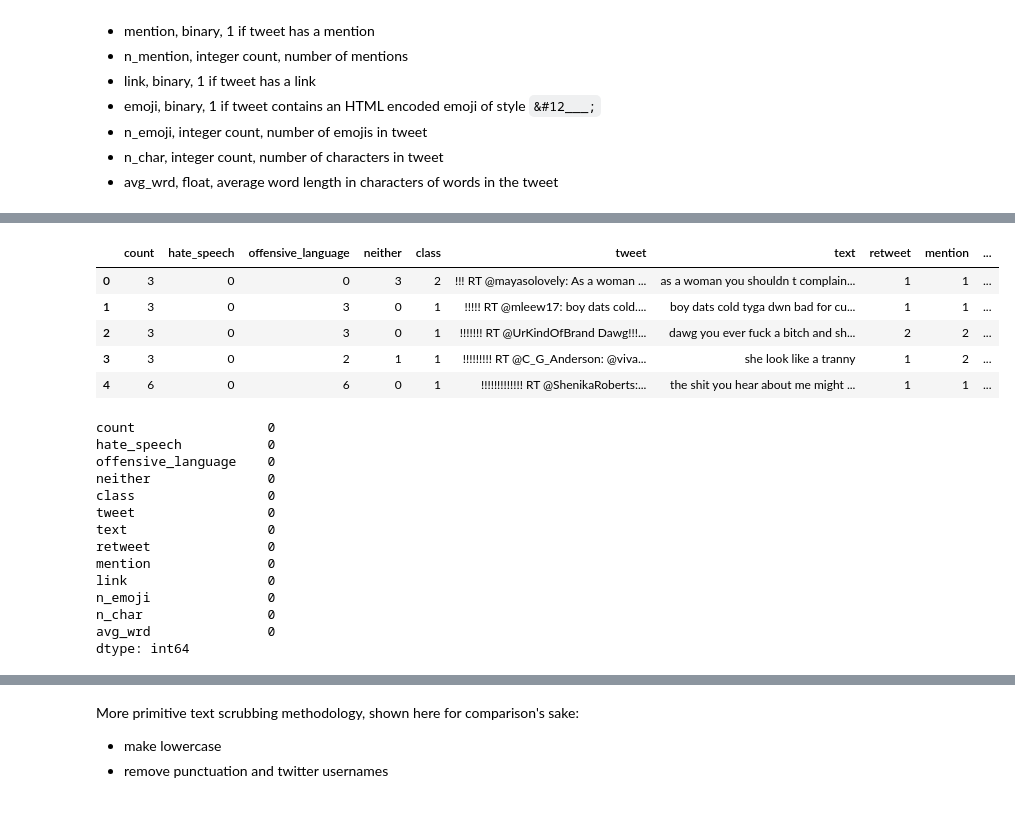
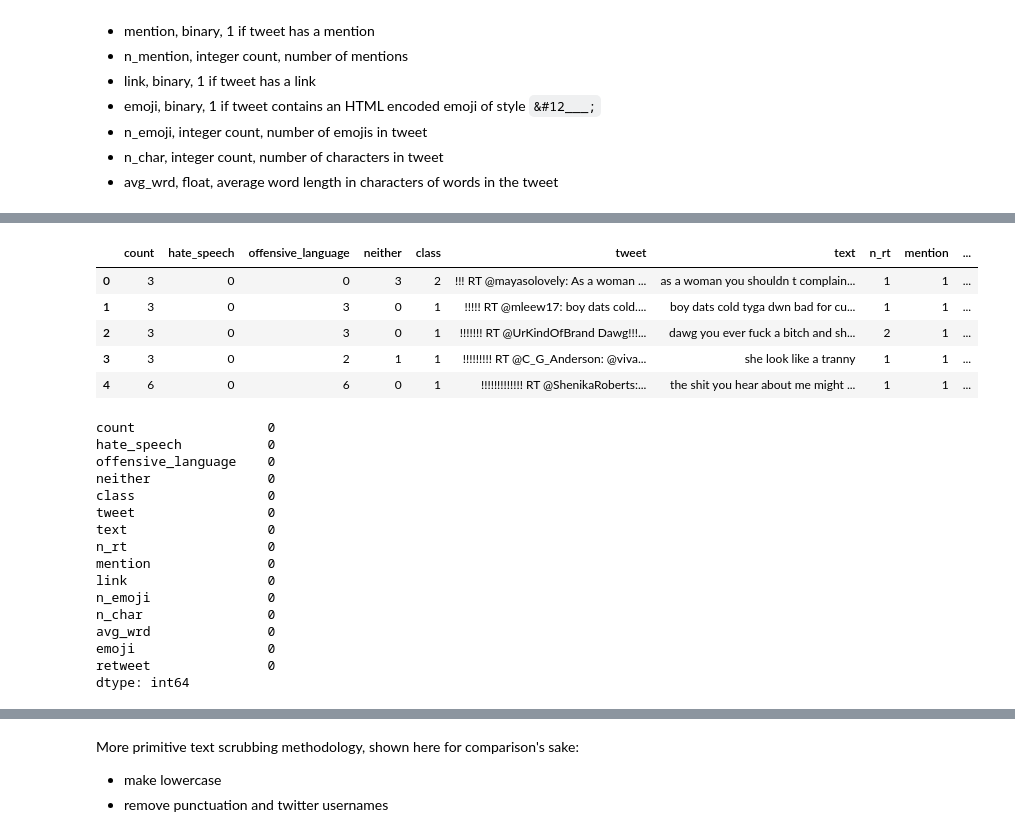
Before and after one commit to adamsxs/metis_project_04_NLP, a Jupyter notebook: 01_EDA_initial_processing.ipynb, the cells around one changed output, grey strips where cells are left out. Drawn from its saved outputs; the diff is of its cells as text; code cells hidden in the pictures.

Commit message:
adding processed data sets and streamline notebook walkthroughs

```diff
--- a/01_EDA_initial_processing.ipynb
+++ b/01_EDA_initial_processing.ipynb
@@ -28,8 +28,8 @@ import matplotlib.pyplot as plt
 %matplotlib inline
 # %%
 # Bring in tweet data
-path = './hate-speech-and-offensive-language/data/labeled_data.csv'
-hate_speech = pd.read_csv('./hate-speech-and-offensive-language/data/labeled_data.csv', header=0, index_col=0)
+path = './data/labeled_data.csv'
+hate_speech = pd.read_csv(path, header=0, index_col=0)
 hate_speech.head()
 # %% [output]
 |  | count | hate_speech | offensive_language | neither | class | tweet |
@@ -84,36 +70,41 @@ Processed:  ('as a woman you shouldn t complain about cleaning up your house as
 # %%
 # Define new features to add
-new_cols = ['text','retweet', 'mention','link', 'n_emoji', 'n_char', 'avg_wrd']
+new_cols = ['text','n_rt', 'mention','link', 'n_emoji', 'n_char', 'avg_wrd']
 
-# For each tweet, process text and add new features.
+# For each tweet, process text and determine additional tweet features.
 # Create a nested list representing feature values for each tweet.
 new_vals = []
 for tweet in hate_speech.tweet:
     text, new_feats = tp.prcs_rw_twt(tweet)
     new_vals.append([text] + new_feats)
 
-
-# Add in values by corresponding to column names aboves
+# Add processed features to dataframe for each of the column names above
+# Convert nested list to array in order to access whole column of data at once
 new_vals = np.array(new_vals)
 for idx, new_col in enumerate(new_cols):
     hate_speech[new_col] = new_vals[:,idx]
 
 # The above array conversion turns new feature values into objects for type uniformity in array.
 # Undo this with type conversion in dataframe.
-col_to_int = ['retweet', 'mention','link', 'n_emoji', 'n_char']
+col_to_int = ['n_rt', 'mention','link', 'n_emoji', 'n_char']
 col_to_float = ['avg_wrd']
 for col in col_to_int:
     hate_speech[col] = hate_speech[col].astype(int)
 for col in col_to_float:
     hate_speech[col] = hate_speech[col].astype(float)
 
+# Make counts and binary value features for twitter entities
+hate_speech['emoji'] = (hate_speech.n_emoji > 0).astype(int)
+hate_speech['retweet'] = (hate_speech.n_rt > 0).astype(int)
+hate_speech['mention'] = (hate_speech.mention > 0).astype(int)
+hate_speech['link'] = (hate_speech.link > 0).astype(int)
 hate_speech.head()
 # %% [output]
-|  | count | hate_speech | offensive_language | neither | class | tweet | text | retweet | mention | ... |
+|  | count | hate_speech | offensive_language | neither | class | tweet | text | n_rt | mention | ... |
 | 0 | 3 | 0 | 0 | 3 | 2 | !!! RT @mayasolovely: As a woman ... | as a woman you shouldn t complain... | 1 | 1 | ... |
 | 1 | 3 | 0 | 3 | 0 | 1 | !!!!! RT @mleew17: boy dats cold.... | boy dats cold tyga dwn bad for cu... | 1 | 1 | ... |
-| 2 | 3 | 0 | 3 | 0 | 1 | !!!!!!! RT @UrKindOfBrand Dawg!!!... | dawg you ever fuck a bitch and sh... | 2 | 2 | ... |
-| 3 | 3 | 0 | 2 | 1 | 1 | !!!!!!!!! RT @C_G_Anderson: @viva... | she look like a tranny | 1 | 2 | ... |
+| 2 | 3 | 0 | 3 | 0 | 1 | !!!!!!! RT @UrKindOfBrand Dawg!!!... | dawg you ever fuck a bitch and sh... | 2 | 1 | ... |
+| 3 | 3 | 0 | 2 | 1 | 1 | !!!!!!!!! RT @C_G_Anderson: @viva... | she look like a tranny | 1 | 1 | ... |
 | 4 | 6 | 0 | 6 | 0 | 1 | !!!!!!!!!!!!! RT @ShenikaRoberts:... | the shit you hear about me might ... | 1 | 1 | ... |
 # %%
 # Check for missing values
@@ -126,10 +117,12 @@ neither               0
 class                 0
 tweet                 0
 text                  0
-retweet               0
+n_rt                  0
 mention               0
 link                  0
 n_emoji               0
 n_char                0
 avg_wrd               0
+emoji                 0
+retweet               0
 dtype: int64
```
Also changed, not shown: parts of 58 cells of this notebook, 6 other files.
